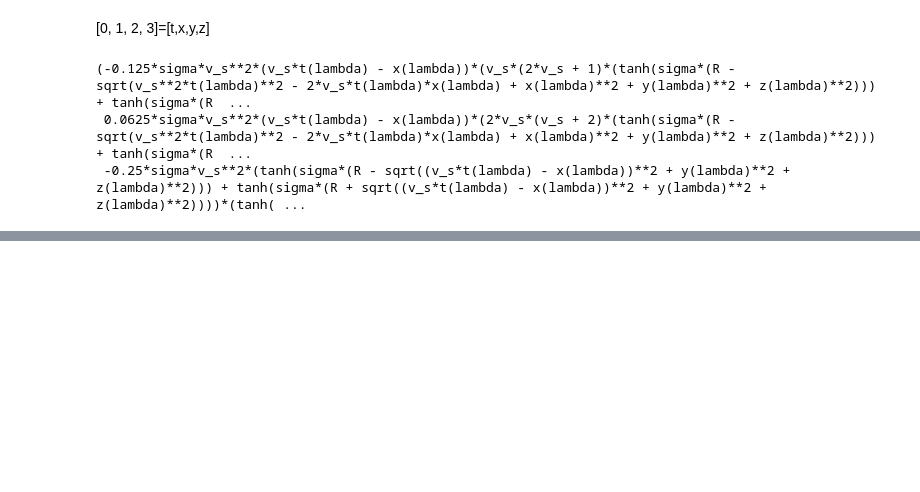
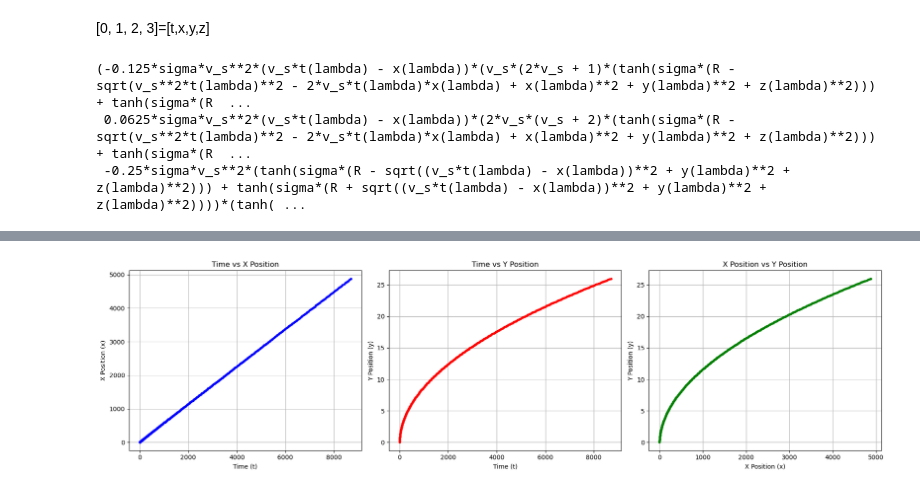
Before and after one commit to zanebeeai/GeneralRelativityStuff, a Jupyter notebook: Null_geodesic_trajectories/recursiveLambda.ipynb, the cells around one changed output, grey strips where cells are left out. Saved outputs shown, nothing was run; the diff lists cells and outputs as text; code cells hidden in the pictures; blank space fills up the shorter version.

```diff
--- a/Null_geodesic_trajectories/recursiveLambda.ipynb
+++ b/Null_geodesic_trajectories/recursiveLambda.ipynb
@@ -268,0 +269,30 @@ plt.show()
+# %%
+# Creating 2D plots for t-x, t-y, and x-y
+fig, (ax1, ax2, ax3) = plt.subplots(1, 3, figsize=(18, 5))  # 1 row, 3 columns
+
+# t-x plot
+ax1.plot(ts, xs, 'b.-')  # 'b.-' is the style: blue line with dots
+ax1.set_xlabel('Time (t)')
+ax1.set_ylabel('X Position (x)')
+ax1.set_title('Time vs X Position')
+ax1.grid(True)
+
+# t-y plot
+ax2.plot(ts, ys, 'r.-')  # 'r.-' is the style: red line with dots
+ax2.set_xlabel('Time (t)')
+ax2.set_ylabel('Y Position (y)')
+ax2.set_title('Time vs Y Position')
+ax2.grid(True)
+
+# x-y plot
+ax3.plot(xs, ys, 'g.-')  # 'g.-' is the style: green line with dots
+ax3.set_xlabel('X Position (x)')
+ax3.set_ylabel('Y Position (y)')
+ax3.set_title('X Position vs Y Position')
+ax3.grid(True)
+
+# Display the plots next to each other
+plt.tight_layout()
+plt.show()
+# %% [output]
+[figure, added]
```
Also changed, not shown: parts of 15 cells of this notebook.
